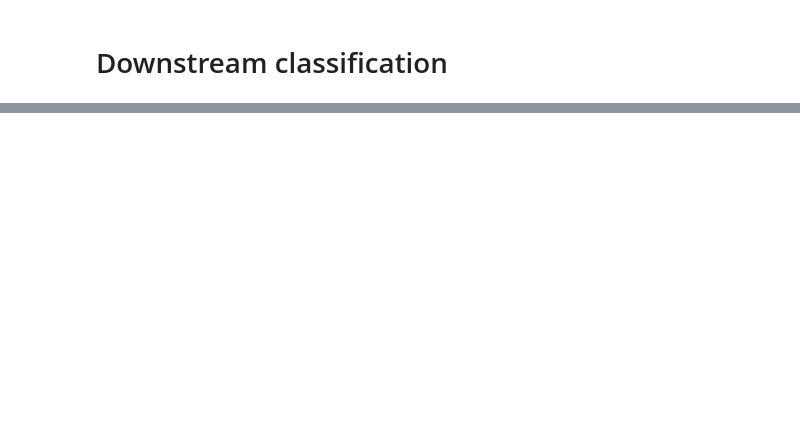
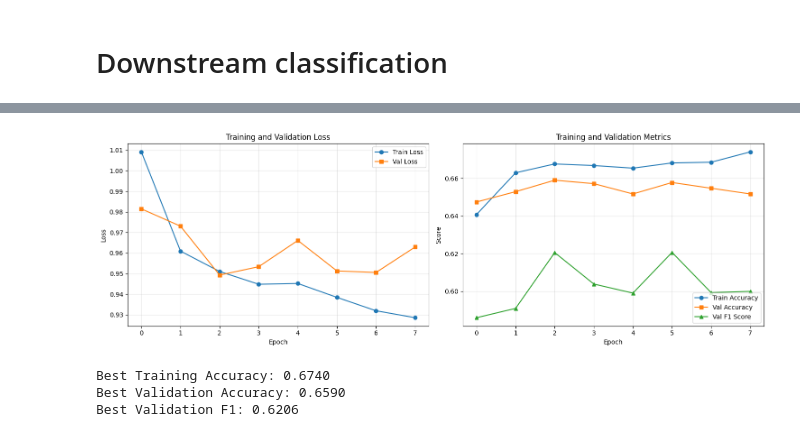
Before and after one commit to SHIXOOM/Self-Supervied-Contrastive-Representation-Learning-ECG-Signals, a Jupyter notebook: modeling/modeling.ipynb, the cells around one changed output, grey strips where cells are left out. Cells and saved outputs as stored; diff of their text form; code cells hidden in the pictures; blank space fills up the shorter version.

```diff
--- a/modeling/modeling.ipynb
+++ b/modeling/modeling.ipynb
@@ -1952,8 +1790,8 @@ def print_clustering_metrics(metrics):
 print("Extracting embeddings from test set...")
 
 test_dataset = ECGDataset(
-    X=X_train,
-    y=y_train,
+    X=X_test_filtered,
+    y=y_test_int,
 )
 test_loader = DataLoader(test_dataset, batch_size=64, shuffle=False)
 embeddings, labels = extract_embeddings(model, test_loader)
@@ -1987,0 +2102,15 @@ embeddings_2d_tsne, _ = plot_embeddings_2d(
+# %%
+# Train the classifier using the pre-trained encoder
+train_loader_classification=DataLoader(train_dataset_classification, batch_size=128, shuffle=True)
+val_loader_classification=DataLoader(val_dataset_classification, batch_size=128, shuffle=False)
+
+classifier, training_history = train_classifier(
+    encoder=simple_model,  # Your pre-trained encoder
+    train_loader=train_loader_classification,
+    val_loader=val_loader_classification,
+    num_classes=test_dataset_classification.num_classes,
+    hidden_dim=256,
+    num_epochs=30,
+    learning_rate=1e-3,
+    patience=5
+)
@@ -1987,0 +2151,37 @@ embeddings_2d_tsne, _ = plot_embeddings_2d(
+# %%
+# Plot training history
+import matplotlib.pyplot as plt
+
+fig, axes = plt.subplots(1, 2, figsize=(15, 5))
+
+# Loss plot
+axes[0].plot(training_history['train_loss'], label='Train Loss', marker='o')
+axes[0].plot(training_history['val_loss'], label='Val Loss', marker='s')
+axes[0].set_xlabel('Epoch')
+axes[0].set_ylabel('Loss')
+axes[0].set_title('Training and Validation Loss')
+axes[0].legend()
+axes[0].grid(True, alpha=0.3)
+
+# Accuracy plot
+axes[1].plot(training_history['train_acc'], label='Train Accuracy', marker='o')
+axes[1].plot(training_history['val_acc'], label='Val Accuracy', marker='s')
+axes[1].plot(training_history['val_f1'], label='Val F1 Score', marker='^')
+axes[1].set_xlabel('Epoch')
+axes[1].set_ylabel('Score')
+axes[1].set_title('Training and Validation Metrics')
+axes[1].legend()
+axes[1].grid(True, alpha=0.3)
+
+plt.tight_layout()
+plt.show()
+
+# Print best results
+print(f"\nBest Training Accuracy: {max(training_history['train_acc']):.4f}")
+print(f"Best Validation Accuracy: {max(training_history['val_acc']):.4f}")
+print(f"Best Validation F1: {max(training_history['val_f1']):.4f}")
+# %% [output]
+[figure, added]
+Best Training Accuracy: 0.6740
+Best Validation Accuracy: 0.6590
+Best Validation F1: 0.6206
```
Also changed, not shown: parts of 48 cells of this notebook.
